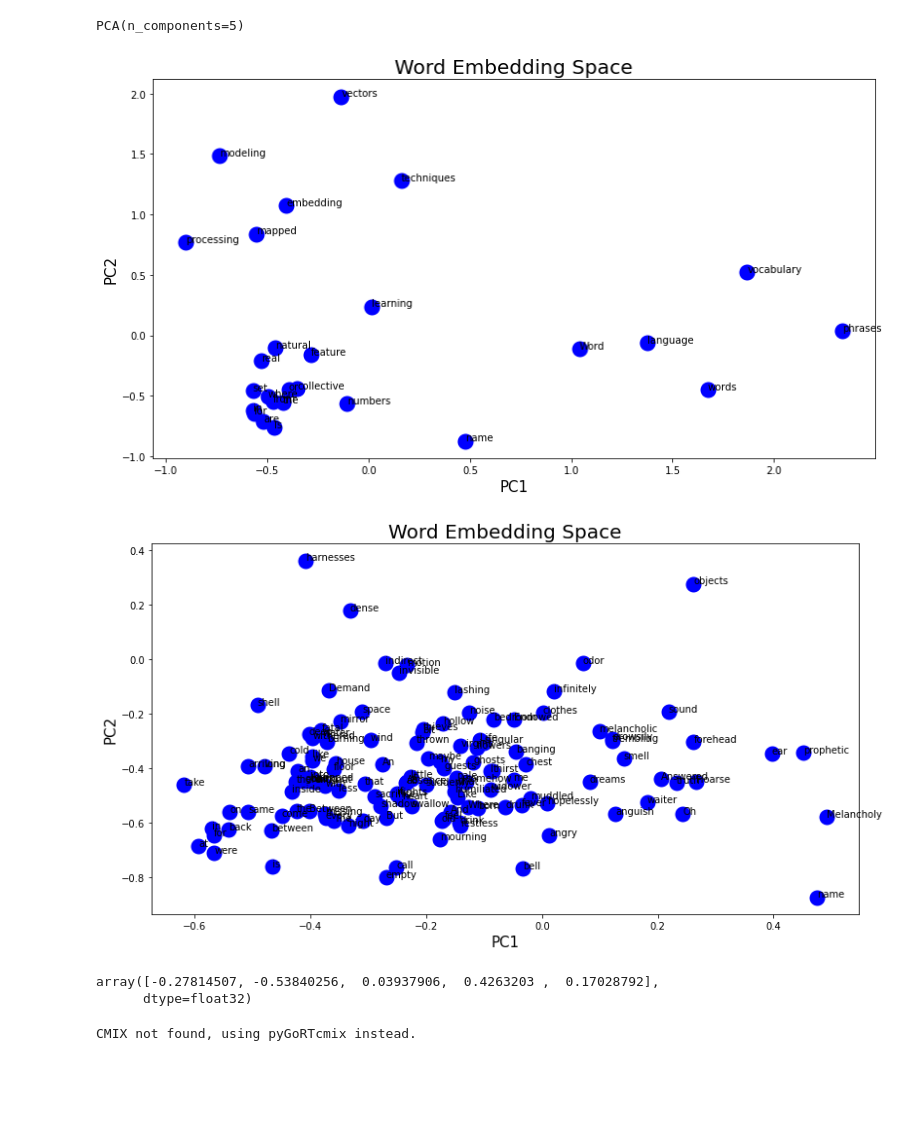
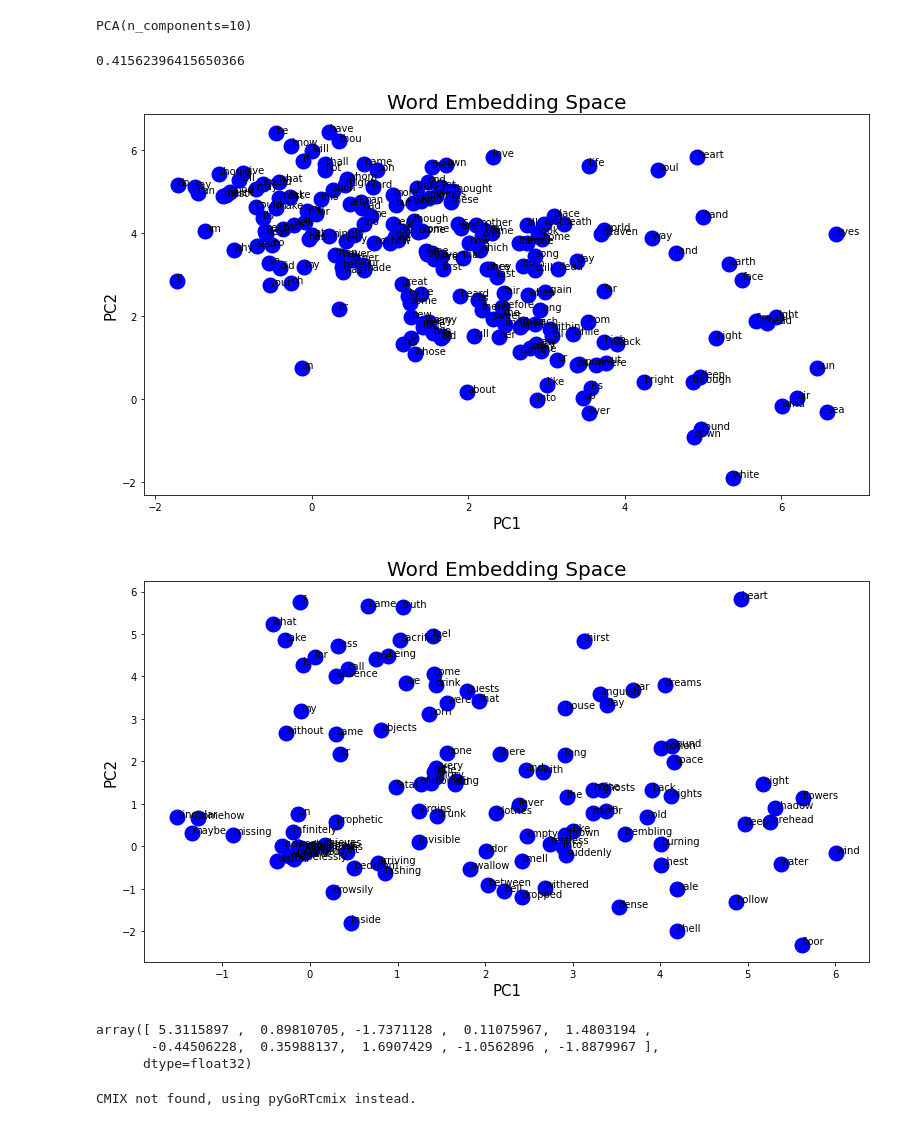
Before and after one commit to CL3644/prose2sound, a Jupyter notebook: Sonification_Project.ipynb, the cells around one changed output. Drawn from its saved outputs; the diff is of its cells as text; code cells hidden in the pictures; blank space fills up the shorter version.

```diff
--- a/Sonification_Project.ipynb
+++ b/Sonification_Project.ipynb
@@ -36,9 +35,14 @@ model = gensim.models.KeyedVectors.load_word2vec_format(filename, binary=True)
 # Words that aren't in vocab will just be ignored for the time being.
 def get_tokens(model, tokens):
     viable_vocab_list = set()
-    for i in range(len(tokens[0])):
-        if tokens[0][i] in model.key_to_index:
-            viable_vocab_list.add(tokens[0][i])
+    for i in range(len(tokens)):
+        for j in range(len(tokens[i])):
+            try:
+                if tokens[i][j] in model.wv.key_to_index:
+                    viable_vocab_list.add(tokens[i][j])
+            except:
+                if tokens[i][j] in model.key_to_index:
+                    viable_vocab_list.add(tokens[i][j])
     return viable_vocab_list
 
 viable_vocab = get_tokens(model, pca_tokens)
@@ -47,0 +133,5 @@ values = model[list(viable_vocab)]
+# %%
+#model_poetry = gensim.models.Word2Vec(sentences, vector_size = 200, workers = 8)
+#word_vectors = model_poetry.wv
+#word_vectors.save('model_poetry.wordvectors')
+model = gensim.models.KeyedVectors.load('model_poetry.wordvectors', mmap = 'r')
@@ -48,32 +163,39 @@ values = model[list(viable_vocab)]
 # %%
-from sklearn.decomposition import PCA
-num_components = 5 # Playing around with 5 components
-pca = PCA(n_components = num_components)
+num_components = 10 # playing around with components
+pca = PCA(n_components=num_components)
 
 # Fit PCA with sample corpus. We *could* do this with the entire vocab list rather than
 # the sample text, but unsure if that's a good idea.
-pca.fit(values)
+pca.fit(model[model.index_to_key])
+#sum(pca.explained_variance_ratio_[:10])
 # %% [output]
-PCA(n_components=5)
+PCA(n_components=10)
+# %%
+#pca.n_components_
+sum(pca.explained_variance_ratio_[:100])
+# %% [output]
+0.41562396415650366
 # %%
-values_pca = pca.transform(values)
+#values_pca = pca.transform(values)
+values_pca = pca.transform(model[model.index_to_key][:200])
 
 # Plot first 2 components of text used to generate pca fit
 neww_X = values_pca[:, :2]
 # %%
 def plot_pca(neww_X, viable_vocab):
     import matplotlib.pyplot as plt
     plt.figure(figsize=(13,7))
     plt.scatter(neww_X[:,0],neww_X[:,1],linewidths=10,color='blue')
     plt.xlabel("PC1",size=15)
     plt.ylabel("PC2",size=15)
     plt.title("Word Embedding Space",size=20)
     vocab=list(viable_vocab)
     for i, word in enumerate(vocab):
       plt.annotate(word,xy=(neww_X[i,0],neww_X[i,1]))
-plot_pca(neww_X, viable_vocab)
+#plot_pca(neww_X, viable_vocab)
+plot_pca(neww_X, model.index_to_key[:200])
 # %% [output]
-[figure, old version]
+[figure, new version]
 # %%
 # Generate PCA representations of text we'd like to sonify.
 son_viable_vocab = get_tokens(model, son_tokens)
@@ -85,7 +207,7 @@ plot_pca(son_X, son_viable_vocab)
 # Seems like a pretty poor representation in this example, which is pretty expected since the pca was fit on
 # a small & unrelated sample of text
 # %% [output]
-[figure, old version]
+[figure, new version]
 # %%
 son_dict = {}
 for i, word in enumerate(list(son_viable_vocab)):
@@ -93,7 +215,8 @@ for i, word in enumerate(list(son_viable_vocab)):
 # %%
 son_dict['shadow']
 # %% [output]
-array([-0.27814507, -0.53840256,  0.03937906,  0.4263203 ,  0.17028792],
+array([ 5.3115897 ,  0.89810705, -1.7371128 ,  0.11075967,  1.4803194 ,
+       -0.44506228,  0.35988137,  1.6907429 , -1.0562896 , -1.8879967 ],
       dtype=float32)
 # %%
 sonify_list = []
```
Also changed, not shown: parts of 13 cells of this notebook.
